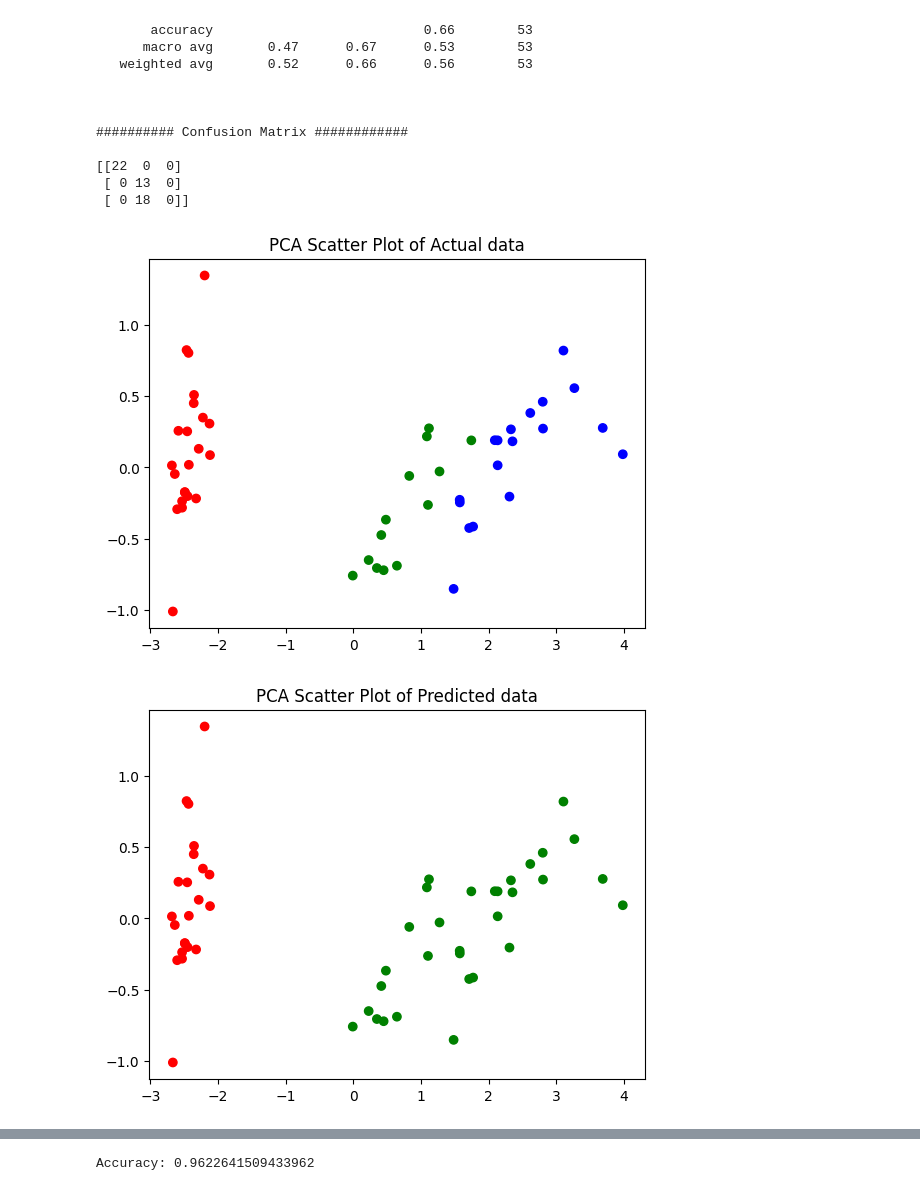
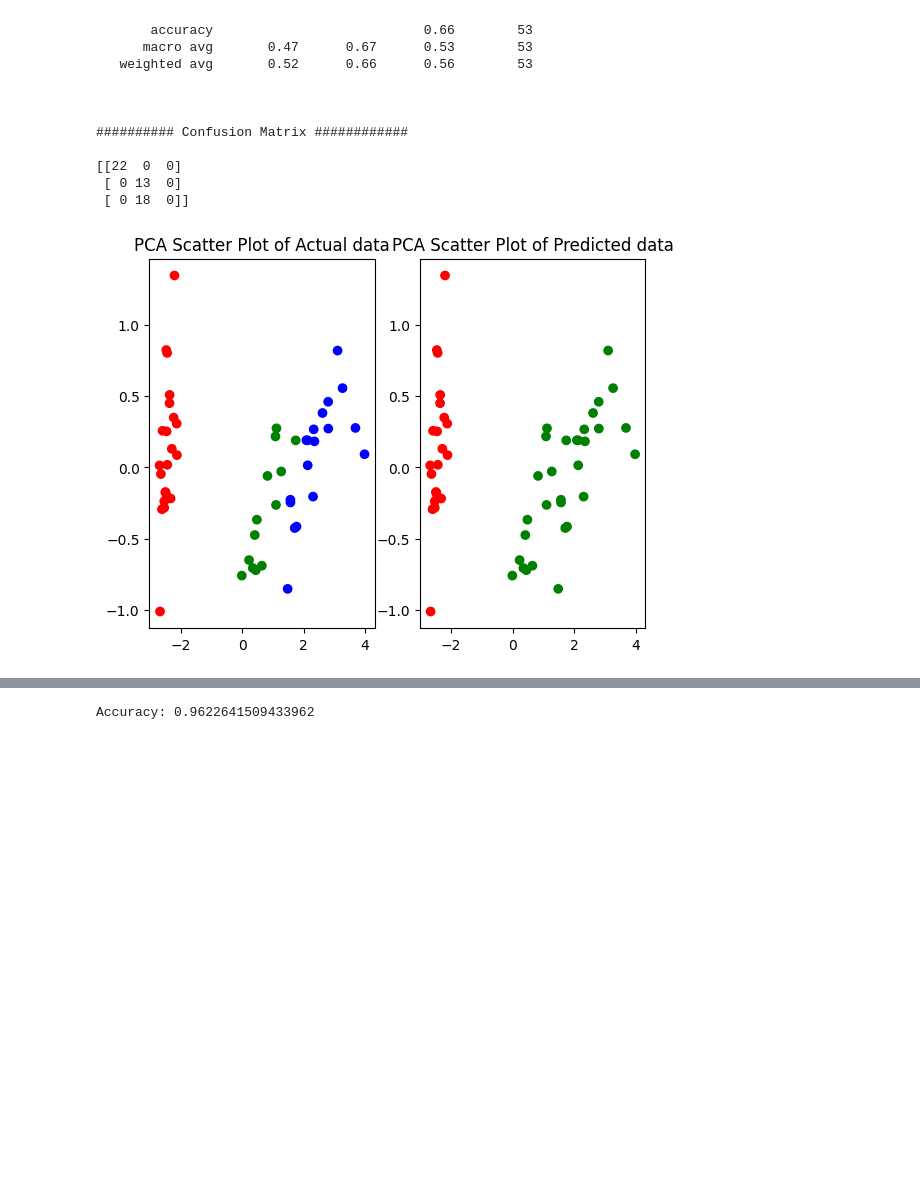
Before and after one commit to omiksave/MAE551, a Jupyter notebook: HW4.ipynb, the cells around one changed output, grey strips where cells are left out. Cells and saved outputs as stored; diff of their text form; code cells hidden in the pictures; blank space fills up the shorter version.

```diff
--- a/HW4.ipynb
+++ b/HW4.ipynb
@@ -97,18 +97,16 @@ Iris-versicolor       0.42      1.00      0.59        13
 # %%
 # Plot actual and predicted data
 pca_data = pca.fit_transform(X_test)
 colors = {'Iris-setosa':'red','Iris-virginica':'blue','Iris-versicolor':'green'}
-plt.figure(1)
+plt.subplot(1,2,1)
 plt.scatter(pca_data[:,0],pca_data[:,1],c=Y_test.map(colors),marker='o')
 plt.title('PCA Scatter Plot of Actual data')
-plt.show()
-plt.figure(2)
+plt.subplot(1,2,2)
 plt.scatter(pca_data[:,0],pca_data[:,1],c=pd.Series(Y_pred).map(colors),marker='o')
 plt.title('PCA Scatter Plot of Predicted data')
 plt.show()
 # %% [output]
-[figure, old version]
+[figure, new version]
-[figure, removed]
 # %%
 # Establish Random Forest
 model_rf = RandomForestClassifier(n_estimators = 1)
```
Also changed, not shown: parts of 8 cells of this notebook.
